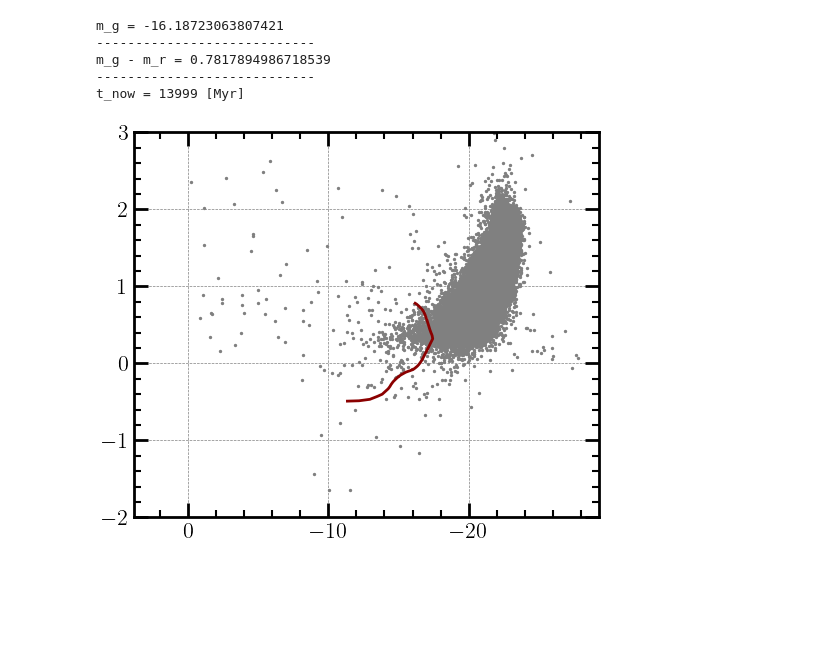
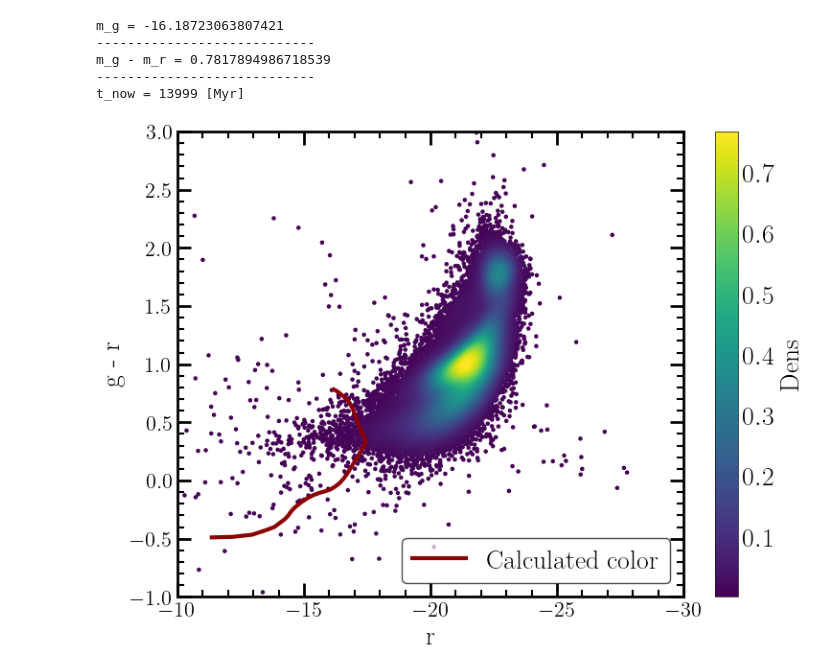
Before and after one commit to vahonorato/project1_simulations, a Jupyter notebook: part3/pregunta4.ipynb, the cells around one changed output. Saved outputs shown, nothing was run; the diff lists cells and outputs as text; code cells hidden in the pictures; blank space fills up the shorter version.

```diff
--- a/part3/pregunta4.ipynb
+++ b/part3/pregunta4.ipynb
@@ -195,25 +154,43 @@ t_now = 13999 [Myr]
 m_g_arr = np.asarray(m_g_arr)
 m_r_arr = np.asarray(m_r_arr)
 g_r_arr = m_g_arr-m_r_arr
-# %%
-#plot del color
-fig = plt.figure(figsize = (6,5))
-gs = fig.add_gridspec()
-ax = gs.subplots()
-
-for i in range(0, 2):
-    for spine in ax.spines.values():
-        spine.set_linewidth(2)
-    ax.tick_params(axis='both', which='major', labelsize=16, length=10, width=2)
-    ax.tick_params(axis='both', which='minor', length=5, width=1.5)
-    ax.minorticks_on()
-
-ax.scatter(newrabs, gapp-rapp, color = 'grey', s = 2)
-ax.plot(m_r_arr, g_r_arr, color = 'darkred', lw = 2)
-
-ax.set_ylim(-1, 3)
-ax.invert_xaxis()
-
-plt.show()
-# %% [output]
-[figure, removed]
+# %%
+from scipy.stats import gaussian_kde
+
+x = newrabs
+y = gapp-rapp
+mask = np.isfinite(x) & np.isfinite(y)
+x_clean = x[mask]
+y_clean = y[mask]
+
+xy = np.vstack([x_clean, y_clean])
+z = gaussian_kde(xy)(xy)
+
+idx = z.argsort()
+x_sorted = x_clean[idx]
+y_sorted = y_clean[idx]
+z_sorted = z[idx]
+# %%
+fig = plt.figure(figsize = (8,6))
+ax = fig.subplots()
+
+for i in range(0, 2):
+    for spine in ax.spines.values():
+        spine.set_linewidth(2)
+    ax.tick_params(axis='both', which='major', labelsize=16, length=10, width=2)
+    ax.tick_params(axis='both', which='minor', length=5, width=1.5)
+    ax.minorticks_on()
+
+ax.plot(m_r_arr, g_r_arr, color = 'darkred', lw = 3, label = 'Calculated color')
+sc = plt.scatter(x_sorted, y_sorted, c=z_sorted, s=5, cmap='viridis')
+fig.colorbar(sc, label='Dens')
+ax.set_xlabel('r')
+ax.set_ylabel('g - r')
+fig.tight_layout()
+ax.set_ylim(-1, 3)
+ax.set_xlim(-10, -30)
+ax.grid(False)
+ax.legend(edgecolor = 'black', framealpha = 0.7)
+plt.show()
+# %% [output]
+[figure, added]
```
Also changed, not shown: parts of 5 cells of this notebook, 3 other files.
